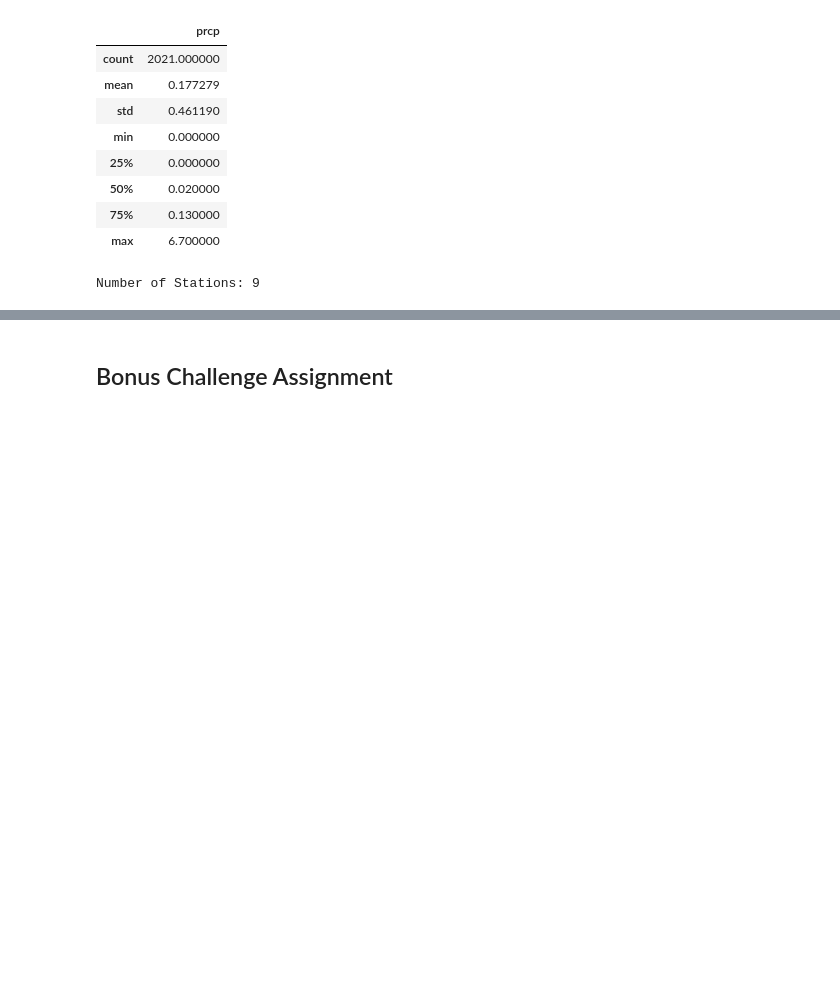
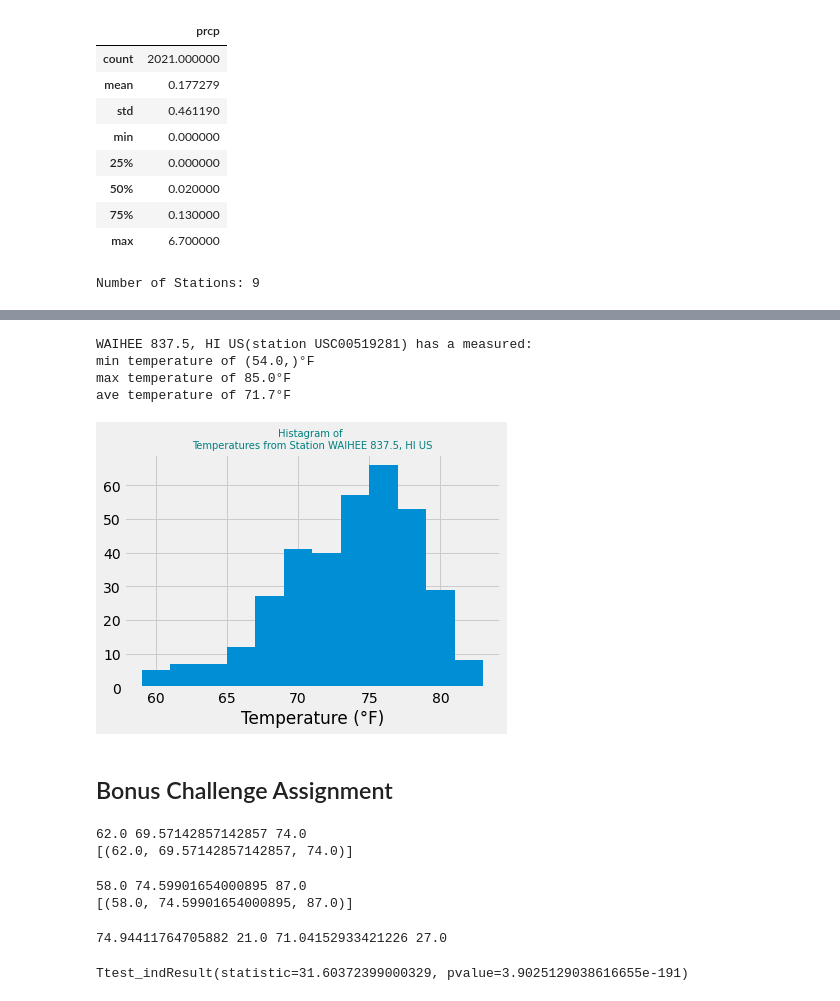
Before and after one commit to newton1021/sqlachemy-challenge, a Jupyter notebook: climate_starter.ipynb, the cells around one changed output, grey strips where cells are left out. Drawn from its saved outputs; the diff is of its cells as text; code cells hidden in the pictures; blank space fills up the shorter version.

```diff
--- a/climate_starter.ipynb
+++ b/climate_starter.ipynb
@@ -123,0 +153,8 @@ array([['USC00511918', '1979'],
+# %%
+sqlStr = "Select m.station, s.name, count(m.prcp) as stationCount "
+sqlStr += "FROM measurement as m "
+sqlStr += "left Join station as s on m.station = s.station "
+sqlStr += "Group by s.station "
+sqlStr += "order by stationCount desc"
+
+df = pd.read_sql_query( sqlStr, engine)
@@ -124,9 +178,40 @@ array([['USC00511918', '1979'],
 # %%
 # Using the station id from the previous query, calculate the lowest temperature recorded,
 # highest temperature recorded, and average temperature of the most active station?
+mostActive = df.iloc[0,0]
+actName = df.iloc[0,1]
+
+results = session.query(Measurement.tobs).filter(Measurement.station == mostActive).all()
+result2 = np.array(results).flatten()
+# %%
+
+mx = max(result2)
+mn = min(result2),
+avg = np.mean(result2)
+
+print(f"{actName}(station {mostActive}) has a measured: \nmin temperature of {mn}°F\nmax temperature of {mx}°F \nave temperature of {avg:.1f}°F")
+# %% [output]
+WAIHEE 837.5, HI US(station USC00519281) has a measured:
+min temperature of (54.0,)°F
+max temperature of 85.0°F
+ave temperature of 71.7°F
 # %%
 # Choose the station with the highest number of temperature observations.
 # Query the last 12 months of temperature observation data for this station and plot the results as a histogram
+# sqlStr = "Select m.station,  count(m.tobs) as counts, m.tobs , DateTime(m.date) as date "
+# sqlStr += "FROM measurement as m "
+# sqlStr += "where m.station = '" + mostActive + "'"
+# sqlStr += " and date > Date( " +firstDateStr +")"
+
+result = session.query( Measurement.date, func.avg(Measurement.tobs)).group_by(Measurement.date).filter(Measurement.date > firstDateStr).filter(Measurement.station == mostActive).order_by(Measurement.date).all()
+df3 = pd.DataFrame(result,columns=["Date", "Temperature"])
+# %%
+plt.hist(df3.Temperature,bins=12,width=2)
+plt.title(f"Histagram of \nTemperatures from Station {actName}", size = 10, color = "teal")
+plt.xlabel("Temperature (°F)")
+plt.show()
+# %% [output]
+[figure, added]
 # %% [markdown]
 ## Bonus Challenge Assignment
 # %%
@@ -143,11 +228,20 @@ def calc_temps(start_date, end_date):
         TMIN, TAVE, and TMAX
     """
 
-    return session.query(func.min(Measurement.tobs), func.avg(Measurement.tobs), func.max(Measurement.tobs)).\
+    results =  session.query(func.min(Measurement.tobs), func.avg(Measurement.tobs), func.max(Measurement.tobs)).\
         filter(Measurement.date >= start_date).filter(Measurement.date <= end_date).all()
-
+    (x,y,z) = results[0]
+    print(x,y,z)
+    return results
 # function usage example
 print(calc_temps('2012-02-28', '2012-03-05'))
+# %% [output]
+62.0 69.57142857142857 74.0
+[(62.0, 69.57142857142857, 74.0)]
 # %%
 # Use your previous function `calc_temps` to calculate the tmin, tavg, and tmax
 # for your trip using the previous year's data for those same dates.
+print(calc_temps(firstDateStr, lastDateStr))
+# %% [output]
+58.0 74.59901654000895 87.0
+[(58.0, 74.59901654000895, 87.0)]
@@ -153,0 +267,8 @@ print(calc_temps('2012-02-28', '2012-03-05'))
+# %%
+print(june_ave,june_pp, dec_ave,dec_pp)
+# %% [output]
+74.94411764705882 21.0 71.04152933421226 27.0
+# %%
+stats.ttest_ind(june['Temp'],dec['Temp'])
+# %% [output]
+Ttest_indResult(statistic=31.60372399000329, pvalue=3.9025129038616655e-191)
```
Also changed, not shown: parts of 37 cells of this notebook, 1 other file.
